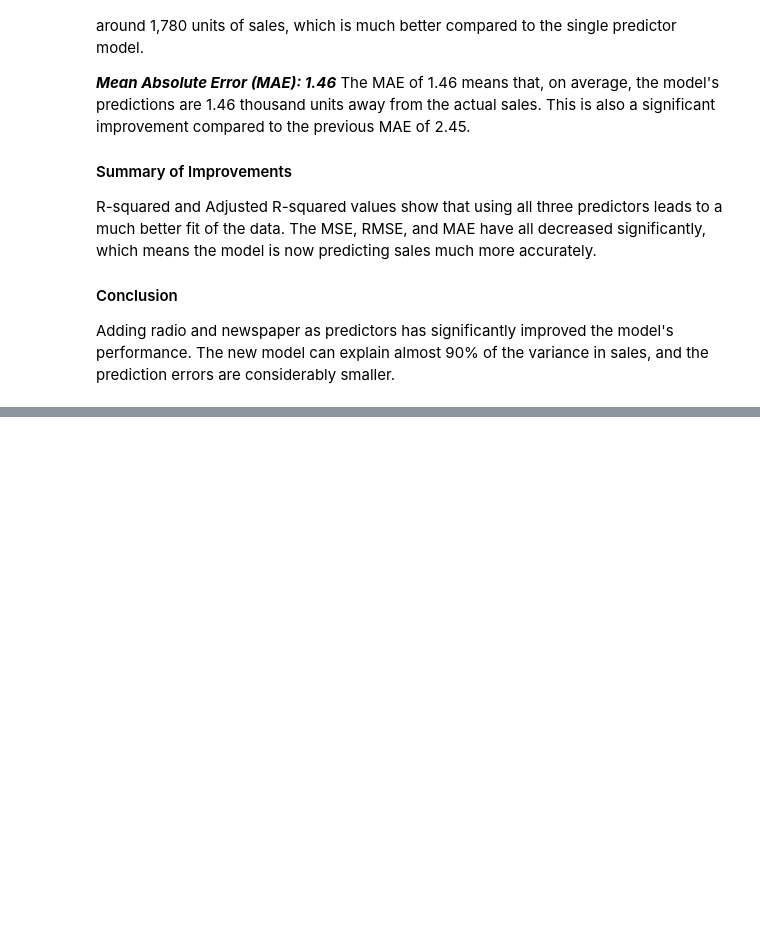
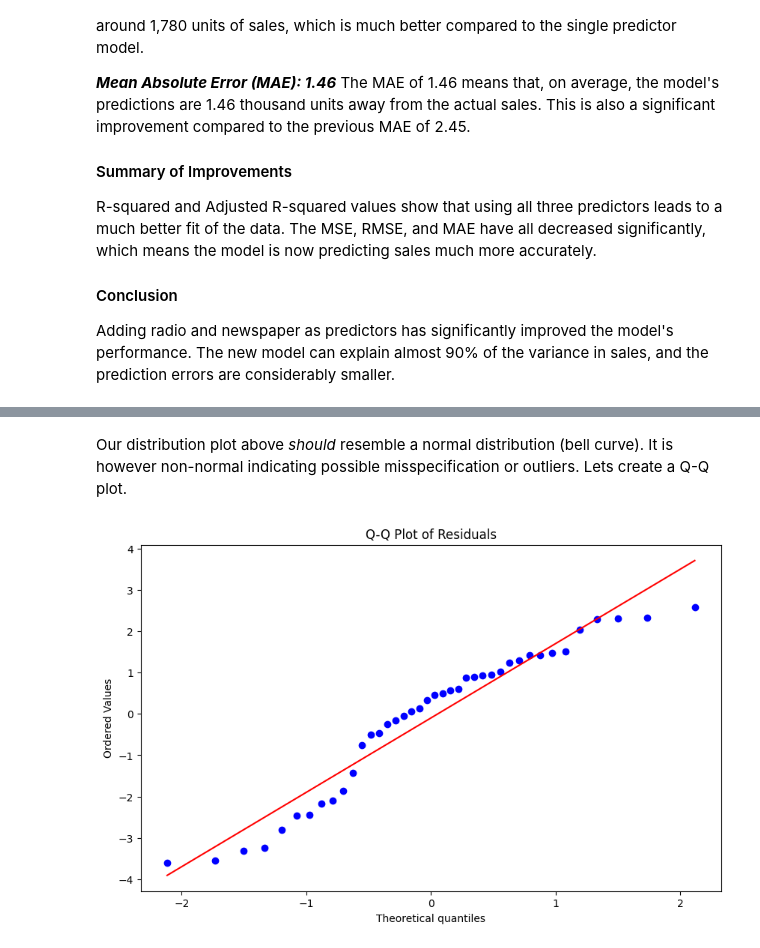
Before and after one commit to ngmds22/Sales-vs-Spend-LR-and-MLR-, a Jupyter notebook: python/projects/linear_reg/advertising/advertising.ipynb, the cells around one changed output, grey strips where cells are left out. Saved outputs shown, nothing was run; the diff lists cells and outputs as text; code cells hidden in the pictures; blank space fills up the shorter version.

```diff
--- a/python/projects/linear_reg/advertising/advertising.ipynb
+++ b/python/projects/linear_reg/advertising/advertising.ipynb
@@ -288,0 +312,10 @@ print(metrics_df)    # Alternative for general Python environment
+# %% [markdown]
+Our distribution plot above *should* resemble a normal distribution (bell curve). It is however non-normal indicating possible misspecification or outliers. Lets create a Q-Q plot.
+# %%
+# Q-Q plot
+plt.figure(figsize=(10, 6))
+stats.probplot(residuals, dist="norm", plot=plt)
+plt.title('Q-Q Plot of Residuals')
+plt.show()
+# %% [output]
+[figure, added]
```
Also changed, not shown: parts of 10 cells of this notebook.
